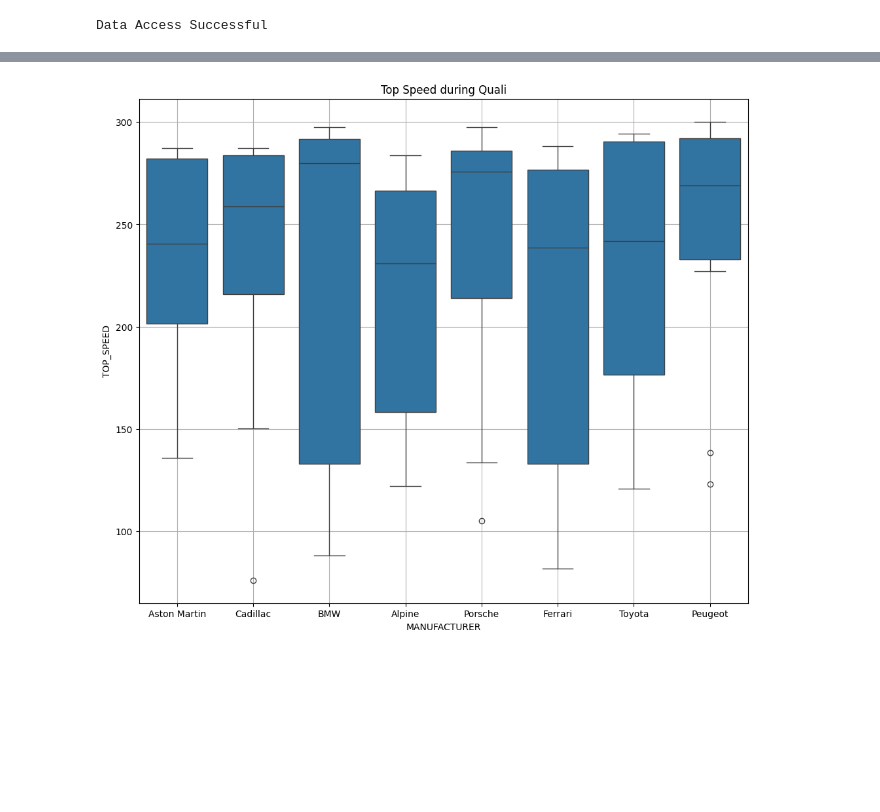
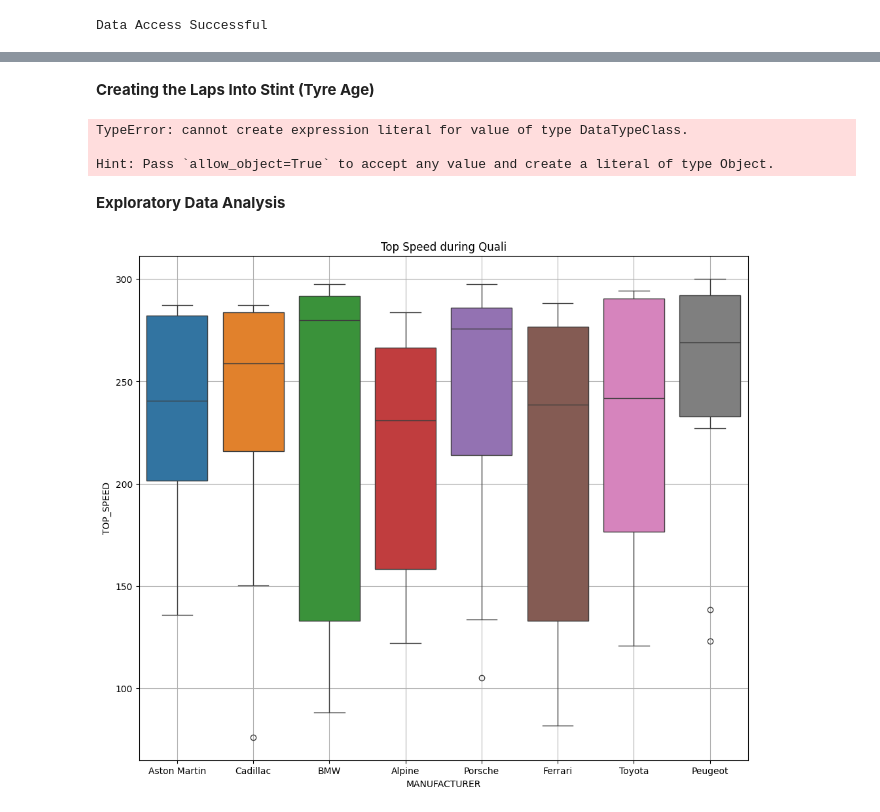
Before and after one commit to anilhimam17/Racing-all-Along, a Jupyter notebook: WEC/notebooks/exploration_bahrain.ipynb, the cells around one changed output, grey strips where cells are left out. Saved outputs shown, nothing was run; the diff lists cells and outputs as text; code cells hidden in the pictures; blank space fills up the shorter version.

Commit message:
refactor(exploration_bahrain.ipynb): modified paths and performed intial data preprocessing

```diff
--- a/WEC/notebooks/exploration_bahrain.ipynb
+++ b/WEC/notebooks/exploration_bahrain.ipynb
@@ -8,7 +11,8 @@ import seaborn as sns
 from pathlib import Path
 
 
-DATASET_PATH = Path("../Racing-all-Along/data/WEC/Bahrain_2025/")
+ROOT_PATH = Path("/Users/purplelightning/Development/Racing-all-Along")
+DATASET_PATH = ROOT_PATH / "data/WEC/Bahrain_2025"
 if DATASET_PATH.exists():
     print("Data Access Successful")
 else:
@@ -41,5 +78,37 @@ quali_data.columns
 # %%
-drop_cols = ['', ' CROSSING_FINISH_LINE_IN_PIT', ' ELAPSED', 'PIT_TIME', ' HOUR', 'DRIVER_NAME', 'GROUP', 'CLASS']
-quali_data = quali_data.drop(*drop_cols)
-quali_data.head(10)
+def map_mins_to_secs(time_str: str) -> float | None:
+    """Converts all time columns from string to the appropriate int / float."""
+
+    # Empty Value
+    if time_str is None:
+        return None
+
+    if ":" not in time_str:
+        return round(float(time_str), 3)
+
+    # Splitting the initial string
+    time_parts = time_str.split(":")
+
+    # Time passed does not contain hrs.
+    if len(time_parts) == 2:
+        mins, secs = map(lambda x: float(x), time_parts)
+        return round(secs + (mins * 60), 3)
+    # Time passed does contain hrs.
+    elif len(time_parts) == 3:
+        hrs, mins, secs = map(lambda x: float(x), time_parts)
+        return round(secs + (hrs * 3600) + (mins * 60), 3)
+    else:
+        return None
+
+
+# Time Cols that need to be converted from string to a number representing seconds.
+time_cols_to_secs = ["Lap_Time", "S1", "Session_Time_Elapsed", "Pit_Time"]
+quali_data = quali_data.with_columns(
+    pl.col("Lap_Time").map_elements(map_mins_to_secs, return_dtype=pl.Float64).alias("Lap_Time"),
+    pl.col("S1").map_elements(map_mins_to_secs, return_dtype=pl.Float64).alias("S1"),
+    pl.col("Session_Time_Elapsed").map_elements(map_mins_to_secs, return_dtype=pl.Float64).alias("Session_Time_Elapsed"),
+    pl.col("Pit_Time").map_elements(map_mins_to_secs, return_dtype=pl.Float64).alias("Pit_Time"),
+)
+
+quali_data.head()
 # %% [output]
@@ -59,8 +123,24 @@ shape: (10, 22)
+# %% [markdown]
+**Creating the Laps Into Stint (Tyre Age)**
+# %%
+quali_data.select(
+    pl.col("Pit_Time"),
+    pl.when(pl.col("Pit_Time") == pl.Null)
+    .then(pl.lit(False))
+    .otherwise(pl.lit(True))
+    .alias("Stint_Mask")
+)
+# %% [output]
+TypeError: cannot create expression literal for value of type DataTypeClass.
+
+Hint: Pass `allow_object=True` to accept any value and create a literal of type Object.
+# %% [markdown]
+**Exploratory Data Analysis**
 # %%
 fig = plt.figure(figsize=(12, 10))
-sns.boxplot(data=quali_data, x="MANUFACTURER", y="TOP_SPEED")
+sns.boxplot(data=quali_data, x="MANUFACTURER", y="TOP_SPEED", hue="MANUFACTURER")
 plt.title("Top Speed during Quali")
 plt.grid()
 plt.show()
 # %% [output]
-[figure, old version]
+[figure, new version]
```
Also changed, not shown: parts of 6 cells of this notebook.
